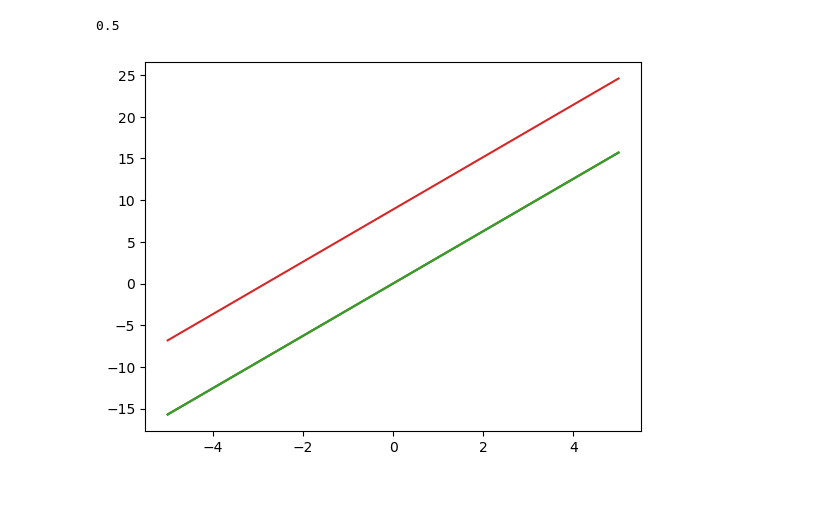
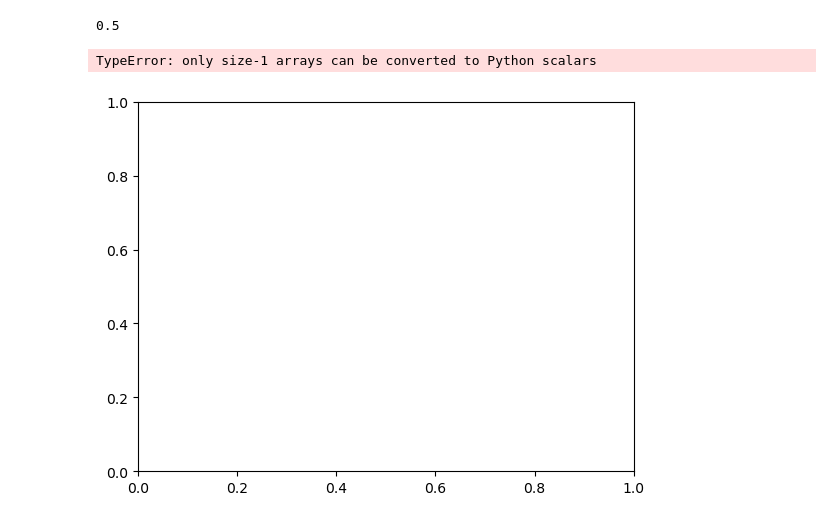
Before and after one commit to VCurry20/MachineLearning_Statistics, a Jupyter notebook: Video Reviews/dump.ipynb, the cells around one changed output. Drawn from its saved outputs; the diff is of its cells as text; code cells hidden in the pictures; blank space fills up the shorter version.

```diff
--- a/Video Reviews/dump.ipynb
+++ b/Video Reviews/dump.ipynb
@@ -83,9 +83,10 @@ cum_dist2(0.0, mu=0.0, sigma=np.sqrt(0.2) )
 # %%
 fig, ax = plt.subplots()
 
 x = np.linspace(-5.0, 5.0, 1001)
 
 for mu, sigma2 in [ [0.0 , 0.2], [0.0, 1.0], [0.0, 5.0], [-2.0, 0.5] ]:
-    ax.plot(x, cum_dist(x, mu=mu, sigma=np.sqrt(sigma2)))
+    ax.plot(x, cum_dist2(x, mu=mu, sigma=np.sqrt(sigma2)))
 # %% [output]
+TypeError: only size-1 arrays can be converted to Python scalars
-[figure, old version]
+[figure, new version]
```
Also changed, not shown: parts of 3 cells of this notebook.
